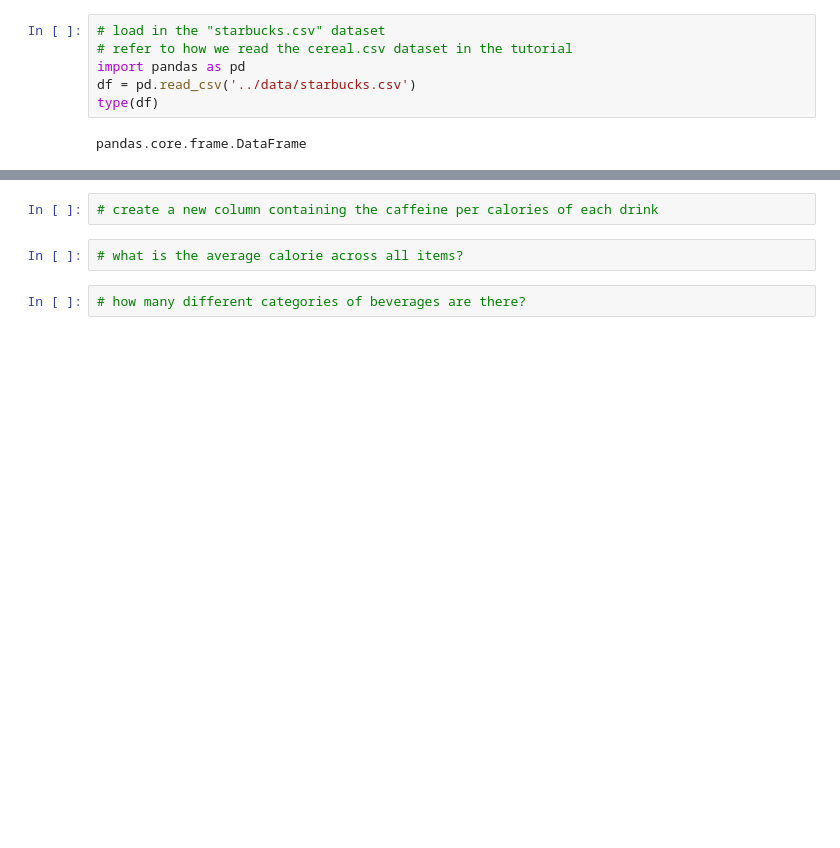
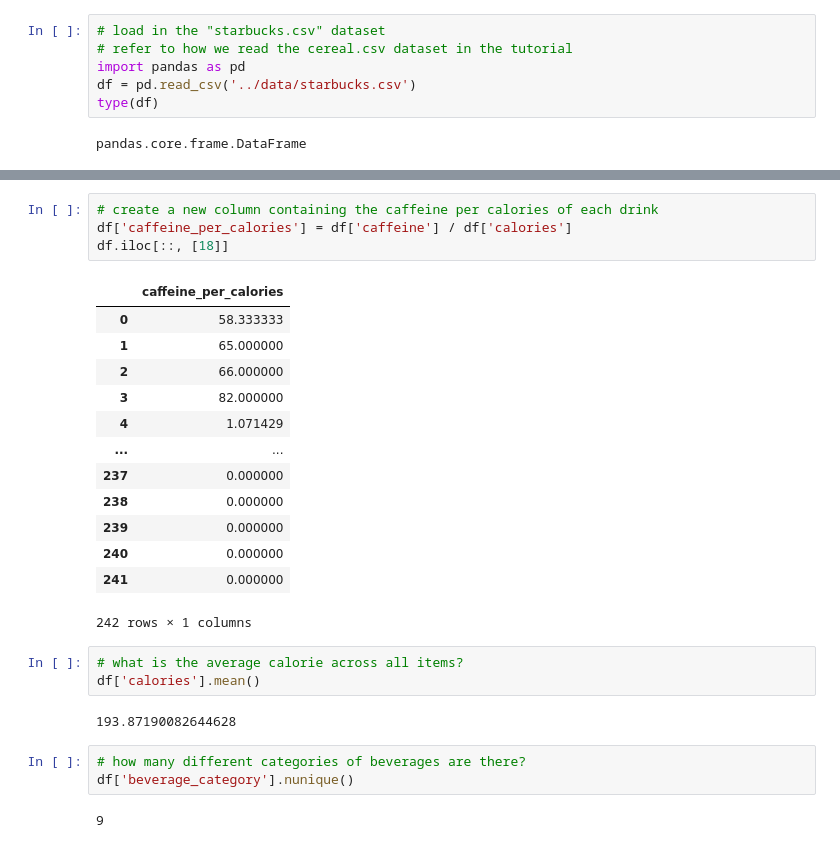
Before and after one commit to fahdeh/MDST-Tutorial, a Jupyter notebook: tutorial0/checkpoint0.ipynb, the cells around one changed output, grey strips where cells are left out. Saved outputs shown, nothing was run; the diff lists cells and outputs as text; blank space fills up the shorter version.

```diff
--- a/tutorial0/checkpoint0.ipynb
+++ b/tutorial0/checkpoint0.ipynb
@@ -101,8 +145,30 @@ pandas.core.frame.DataFrame
 # %%
 # create a new column containing the caffeine per calories of each drink
+df['caffeine_per_calories'] = df['caffeine'] / df['calories']
+df.iloc[::, [18]]
+# %% [output]
+|  | caffeine_per_calories |
+| 0 | 58.333333 |
+| 1 | 65.000000 |
+| 2 | 66.000000 |
+| 3 | 82.000000 |
+| 4 | 1.071429 |
+| ... | ... |
+| 237 | 0.000000 |
+| 238 | 0.000000 |
+| 239 | 0.000000 |
+| 240 | 0.000000 |
+| 241 | 0.000000 |
+242 rows × 1 columns
 # %%
 # what is the average calorie across all items?
+df['calories'].mean()
+# %% [output]
+193.87190082644628
 # %%
 # how many different categories of beverages are there?
+df['beverage_category'].nunique()
+# %% [output]
+9
 # %%
 # what is the average # calories for each beverage category?
```
Also changed, not shown: parts of 7 cells of this notebook.
